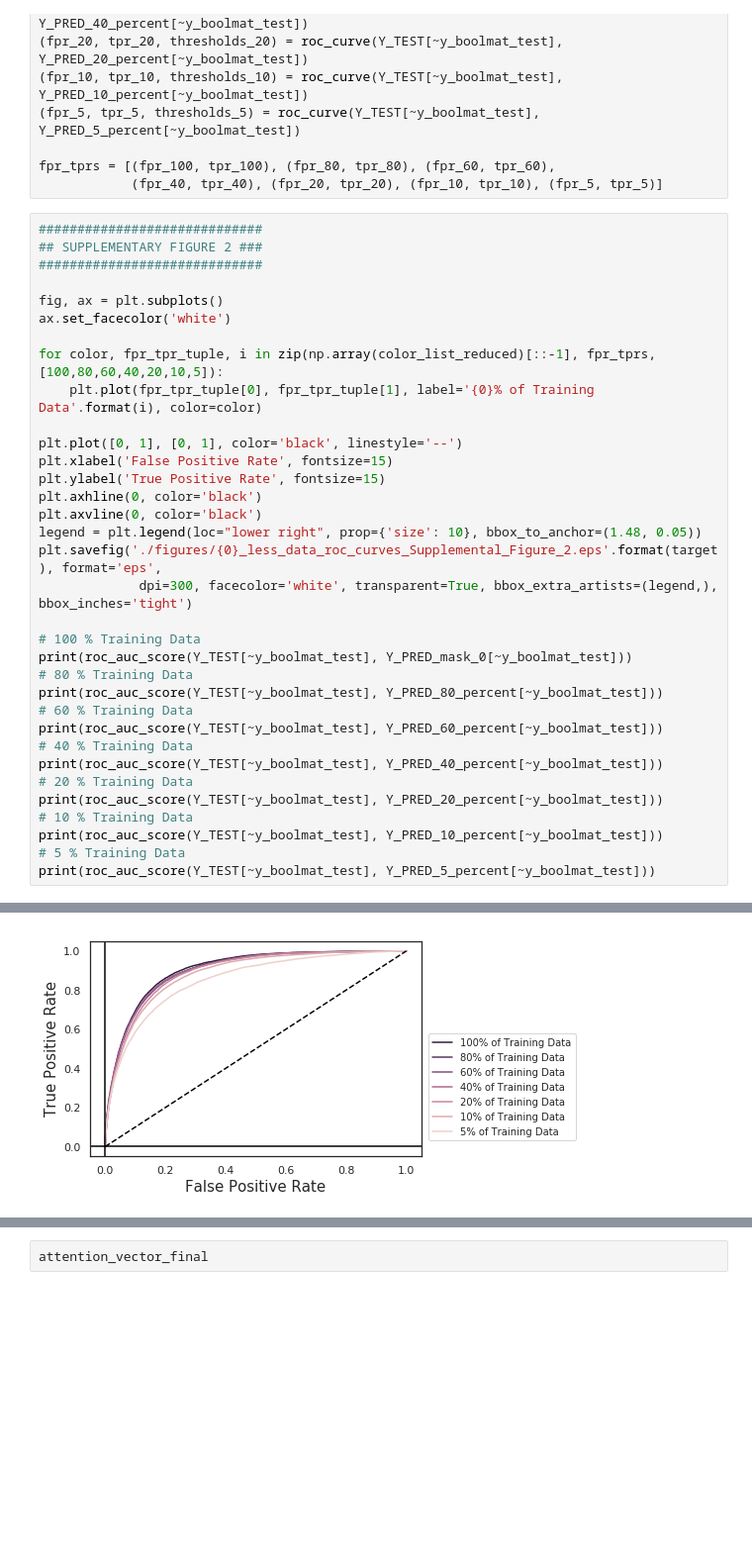
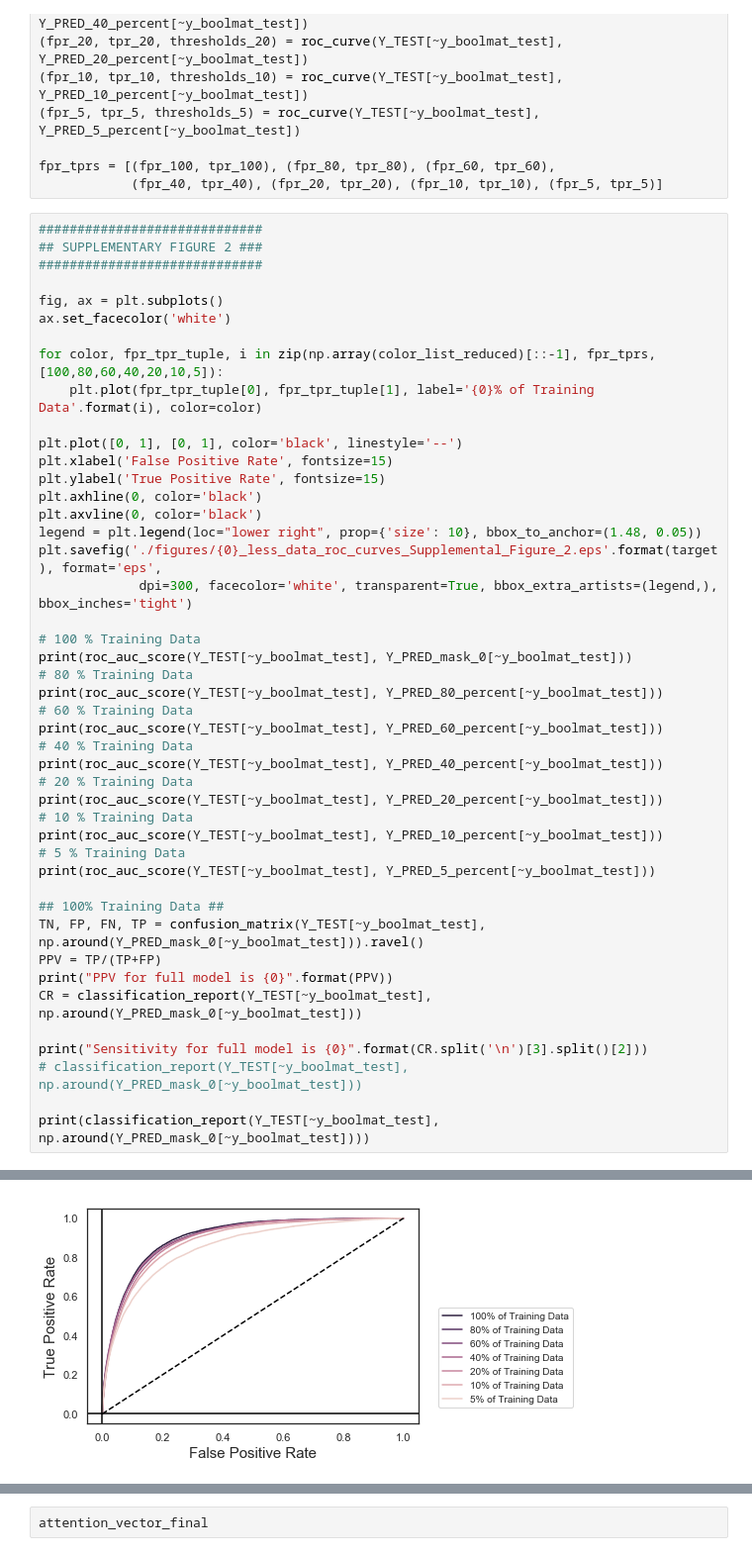
Before and after one commit to deepak-kaji/mimic-lstm, a Jupyter notebook: attention_mimic_implementation-final.ipynb, the cells around one changed output, grey strips where cells are left out. Shown: that part at 99% size. Saved outputs shown, nothing was run; the diff lists cells and outputs as text; blank space fills up the shorter version.

```diff
--- a/attention_mimic_implementation-final.ipynb
+++ b/attention_mimic_implementation-final.ipynb
@@ -417,4 +419,15 @@ print(roc_auc_score(Y_TEST[~y_boolmat_test], Y_PRED_20_percent[~y_boolmat_test])
 print(roc_auc_score(Y_TEST[~y_boolmat_test], Y_PRED_10_percent[~y_boolmat_test]))
 # 5 % Training Data
 print(roc_auc_score(Y_TEST[~y_boolmat_test], Y_PRED_5_percent[~y_boolmat_test]))
+
+## 100% Training Data ##
+TN, FP, FN, TP = confusion_matrix(Y_TEST[~y_boolmat_test], np.around(Y_PRED_mask_0[~y_boolmat_test])).ravel()
+PPV = TP/(TP+FP)
+print("PPV for full model is {0}".format(PPV))
+CR = classification_report(Y_TEST[~y_boolmat_test], np.around(Y_PRED_mask_0[~y_boolmat_test]))
+
+print("Sensitivity for full model is {0}".format(CR.split('\n')[3].split()[2]))
+# classification_report(Y_TEST[~y_boolmat_test], np.around(Y_PRED_mask_0[~y_boolmat_test]))
+
+print(classification_report(Y_TEST[~y_boolmat_test], np.around(Y_PRED_mask_0[~y_boolmat_test])))
 # %% [output]
@@ -428,2 +451,2 @@ print(roc_auc_score(Y_TEST[~y_boolmat_test], Y_PRED_5_percent[~y_boolmat_test]))
-[figure, old version]
+[figure, new version]
 # %%
```
Also changed, not shown: parts of 12 cells of this notebook, 1 other file.
